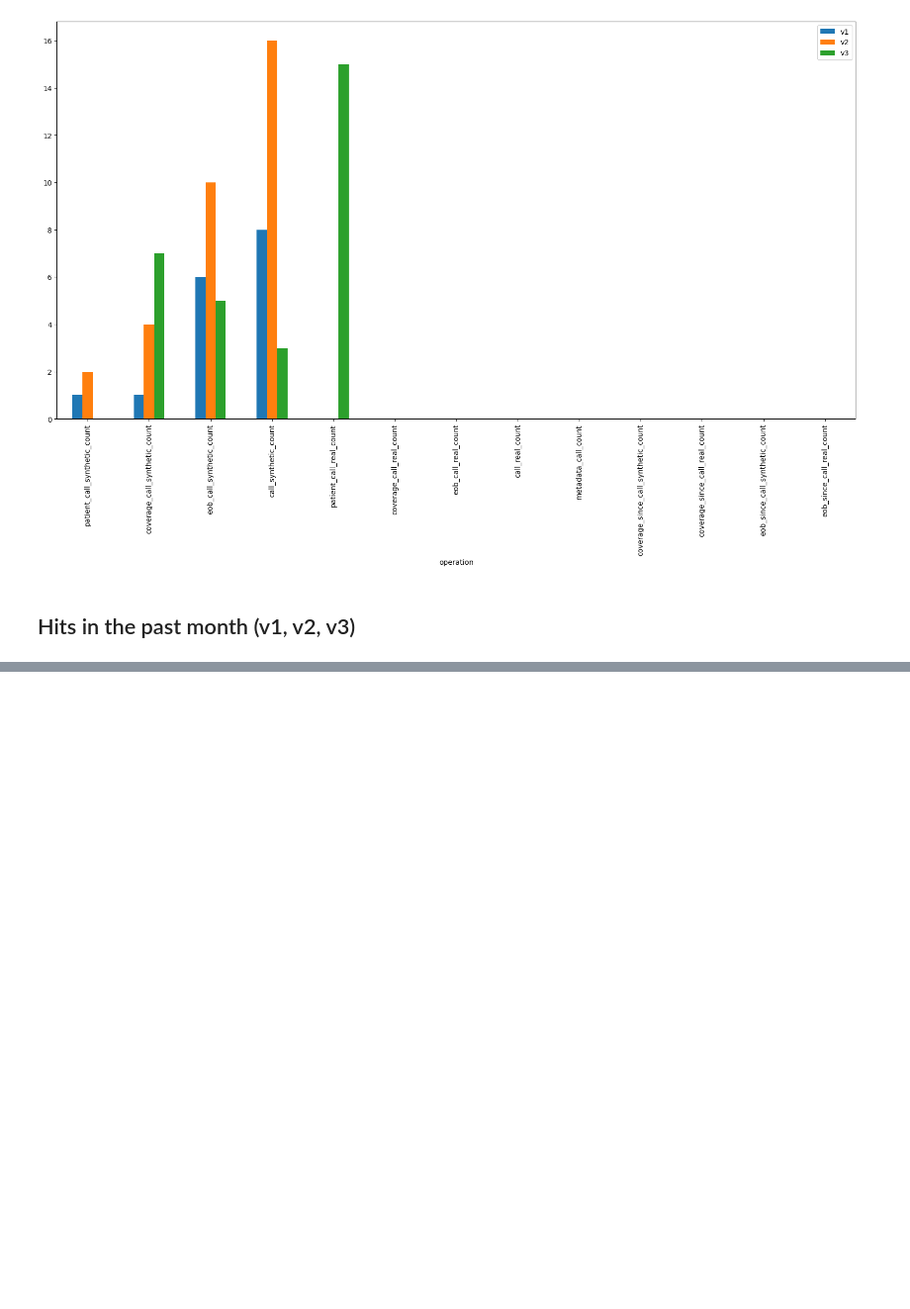
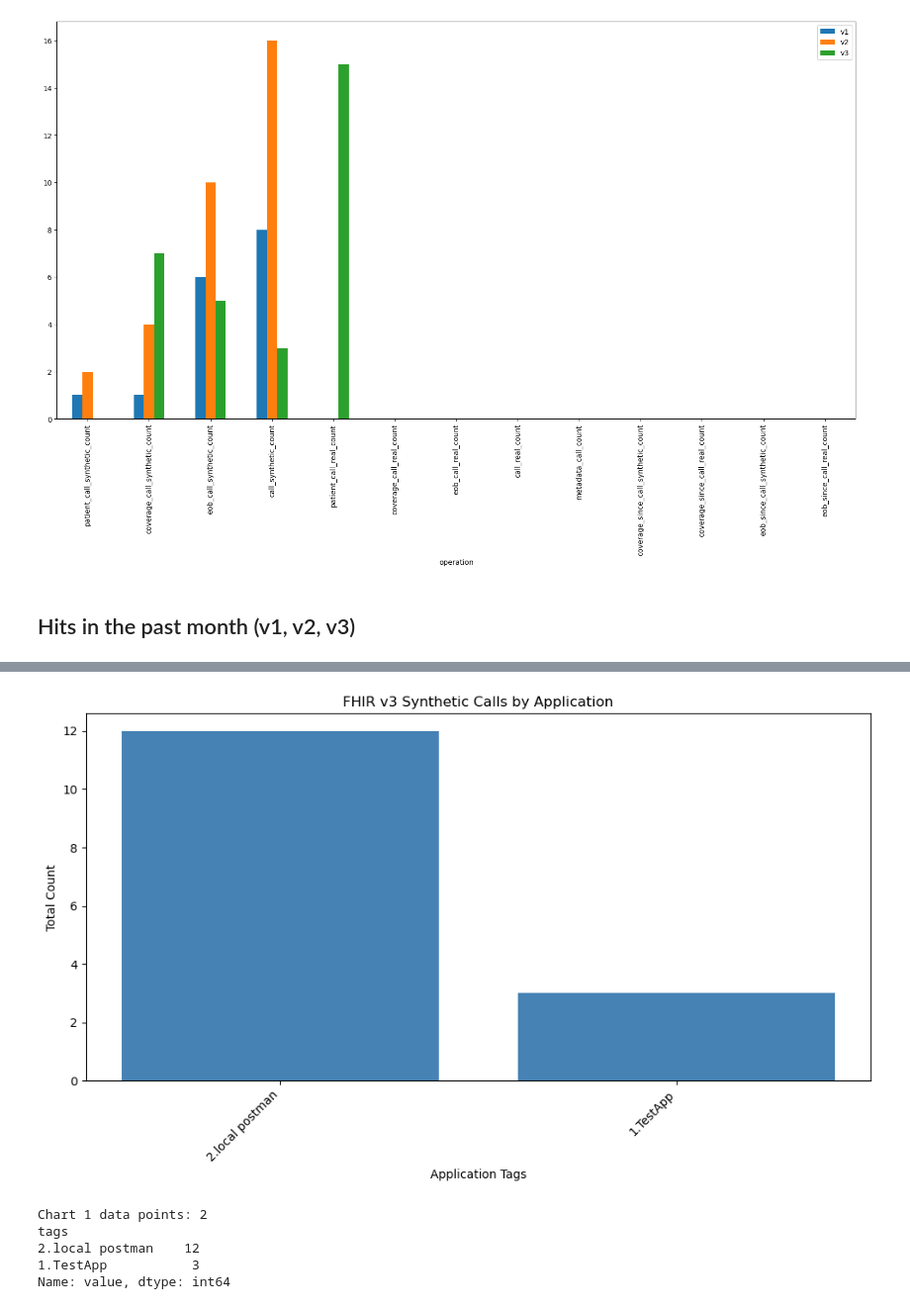
Before and after one commit to navapbc/its-log, a Jupyter notebook: ops/containers/jupyterlite/content/DemoApp.ipynb, the cells around one changed output, grey strips where cells are left out. Shown at 99% size. Saved outputs shown, nothing was run; the diff lists cells and outputs as text; code cells hidden in the pictures; blank space fills up the shorter version.

```diff
--- a/ops/containers/jupyterlite/content/DemoApp.ipynb
+++ b/ops/containers/jupyterlite/content/DemoApp.ipynb
@@ -105,0 +106,30 @@ _ = consolidated.plot(kind='bar')
+# %%
+# Chart 1: Filter for app_fhir_v3_call_synthetic_count with tags
+df = orig
+chart1_data = df[
+    (df['operation'] == 'app_fhir_v3_call_synthetic_count') &
+    (df['tags'].notna()) &
+    (df['tags'] != '')
+].copy()
+
+chart1_data['value'] = pd.to_numeric(chart1_data['value'], errors='coerce')
+chart1_grouped = chart1_data.groupby('tags')['value'].sum().sort_values(ascending=False)
+
+fig, ax = plt.subplots(figsize=(10, 6))
+ax.bar(chart1_grouped.index, chart1_grouped.values, color='steelblue')
+ax.set_title('FHIR v3 Synthetic Calls by Application')
+ax.set_xlabel('Application Tags')
+ax.set_ylabel('Total Count')
+plt.xticks(rotation=45, ha='right')
+plt.tight_layout()
+plt.show()
+
+print(f"Chart 1 data points: {len(chart1_grouped)}")
+print(chart1_grouped)
+# %% [output]
+[figure, added]
+Chart 1 data points: 2
+tags
+2.local postman    12
+1.TestApp           3
+Name: value, dtype: int64
```
Also changed, not shown: parts of 2 cells of this notebook, 1 other file.
